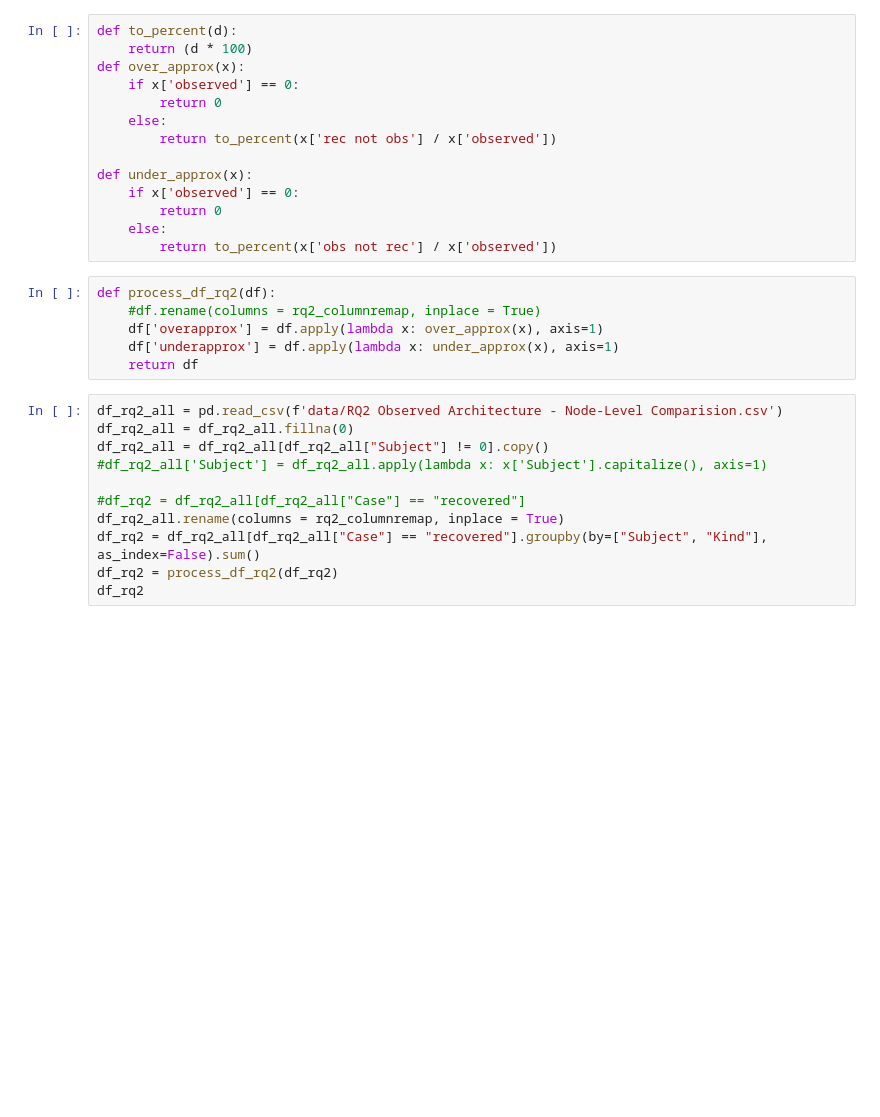
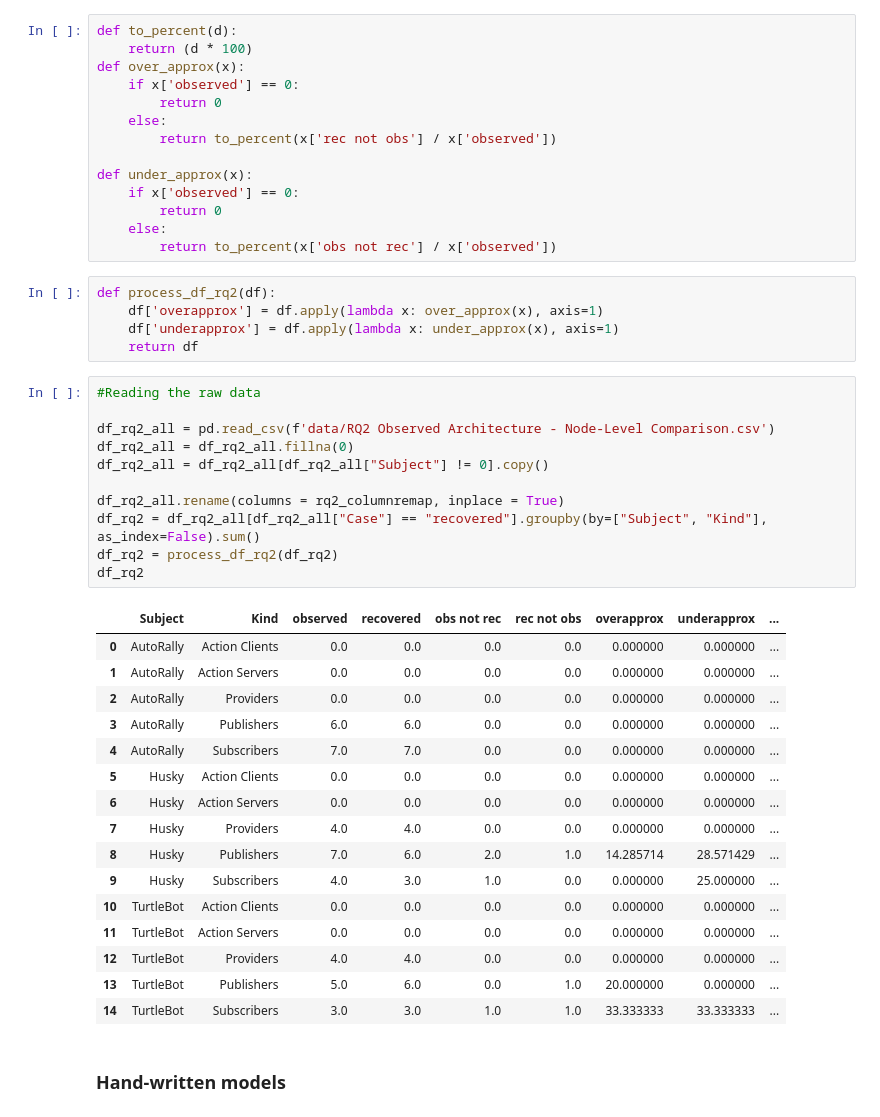
Before and after one commit to cmu-rss-lab/rosdiscover-evaluation, a Jupyter notebook: results/DataAnalysis.ipynb, the cells around one changed output. Cells and saved outputs as stored; diff of their text form; blank space fills up the shorter version.

```diff
--- a/results/DataAnalysis.ipynb
+++ b/results/DataAnalysis.ipynb
@@ -133,21 +174,39 @@ def under_approx(x):
         return to_percent(x['obs not rec'] / x['observed'])
 # %%
 def process_df_rq2(df):
-    #df.rename(columns = rq2_columnremap, inplace = True)
     df['overapprox'] = df.apply(lambda x: over_approx(x), axis=1)
     df['underapprox'] = df.apply(lambda x: under_approx(x), axis=1)
     return df
 # %%
-df_rq2_all = pd.read_csv(f'data/RQ2 Observed Architecture - Node-Level Comparision.csv')
+#Reading the raw data
+
+df_rq2_all = pd.read_csv(f'data/RQ2 Observed Architecture - Node-Level Comparison.csv')
 df_rq2_all = df_rq2_all.fillna(0)
 df_rq2_all = df_rq2_all[df_rq2_all["Subject"] != 0].copy()
-#df_rq2_all['Subject'] = df_rq2_all.apply(lambda x: x['Subject'].capitalize(), axis=1)
 
-#df_rq2 = df_rq2_all[df_rq2_all["Case"] == "recovered"]
 df_rq2_all.rename(columns = rq2_columnremap, inplace = True)
 df_rq2 = df_rq2_all[df_rq2_all["Case"] == "recovered"].groupby(by=["Subject", "Kind"], as_index=False).sum()
 df_rq2 = process_df_rq2(df_rq2)
 df_rq2
+# %% [output]
+|  | Subject | Kind | observed | recovered | obs not rec | rec not obs | overapprox | underapprox | ... |
+| 0 | AutoRally | Action Clients | 0.0 | 0.0 | 0.0 | 0.0 | 0.000000 | 0.000000 | ... |
+| 1 | AutoRally | Action Servers | 0.0 | 0.0 | 0.0 | 0.0 | 0.000000 | 0.000000 | ... |
+| 2 | AutoRally | Providers | 0.0 | 0.0 | 0.0 | 0.0 | 0.000000 | 0.000000 | ... |
+| 3 | AutoRally | Publishers | 6.0 | 6.0 | 0.0 | 0.0 | 0.000000 | 0.000000 | ... |
+| 4 | AutoRally | Subscribers | 7.0 | 7.0 | 0.0 | 0.0 | 0.000000 | 0.000000 | ... |
+| 5 | Husky | Action Clients | 0.0 | 0.0 | 0.0 | 0.0 | 0.000000 | 0.000000 | ... |
+| 6 | Husky | Action Servers | 0.0 | 0.0 | 0.0 | 0.0 | 0.000000 | 0.000000 | ... |
+| 7 | Husky | Providers | 4.0 | 4.0 | 0.0 | 0.0 | 0.000000 | 0.000000 | ... |
+| 8 | Husky | Publishers | 7.0 | 6.0 | 2.0 | 1.0 | 14.285714 | 28.571429 | ... |
+| 9 | Husky | Subscribers | 4.0 | 3.0 | 1.0 | 0.0 | 0.000000 | 25.000000 | ... |
+| 10 | TurtleBot | Action Clients | 0.0 | 0.0 | 0.0 | 0.0 | 0.000000 | 0.000000 | ... |
+| 11 | TurtleBot | Action Servers | 0.0 | 0.0 | 0.0 | 0.0 | 0.000000 | 0.000000 | ... |
+| 12 | TurtleBot | Providers | 4.0 | 4.0 | 0.0 | 0.0 | 0.000000 | 0.000000 | ... |
+| 13 | TurtleBot | Publishers | 5.0 | 6.0 | 0.0 | 1.0 | 20.000000 | 0.000000 | ... |
+| 14 | TurtleBot | Subscribers | 3.0 | 3.0 | 1.0 | 1.0 | 33.333333 | 33.333333 | ... |
+# %% [markdown]
+### Hand-written models
 # %%
 df_rq2_hw_all = pd.read_csv(f'data/RQ2 Observed Architecture - Comparison.csv')
 df_rq2_hw_all = df_rq2_hw_all.fillna(0)
```
Also changed, not shown: parts of 44 cells of this notebook.
